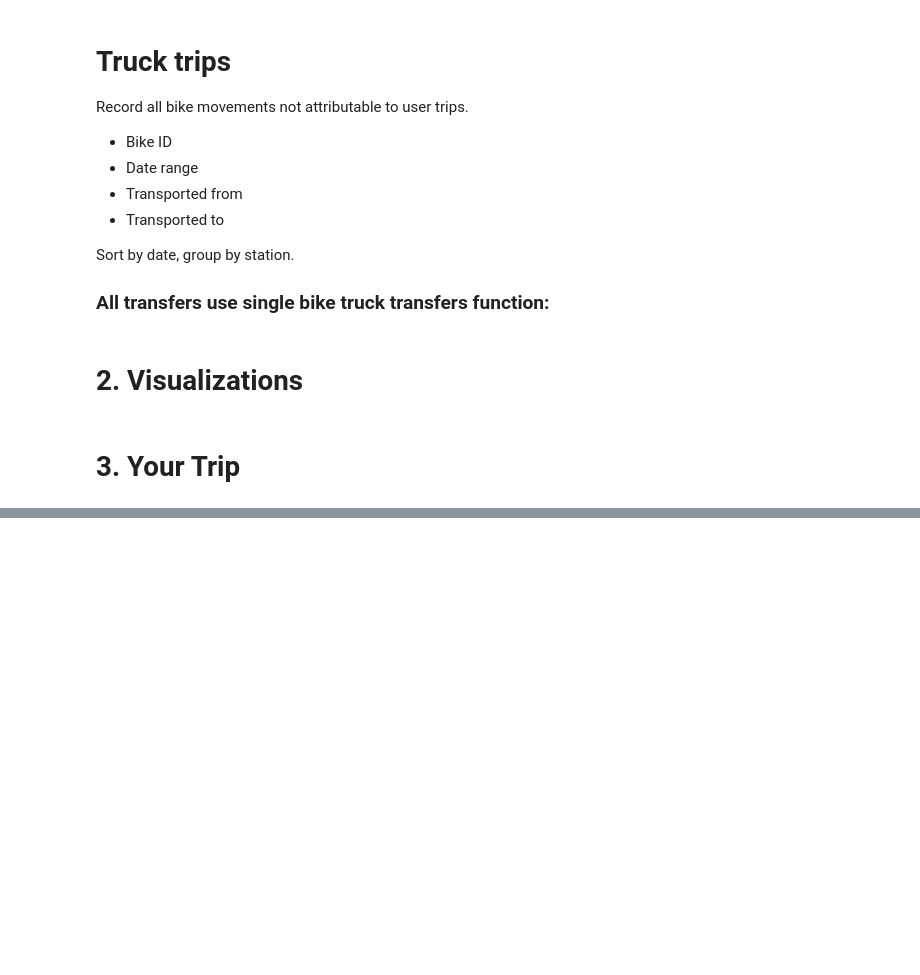
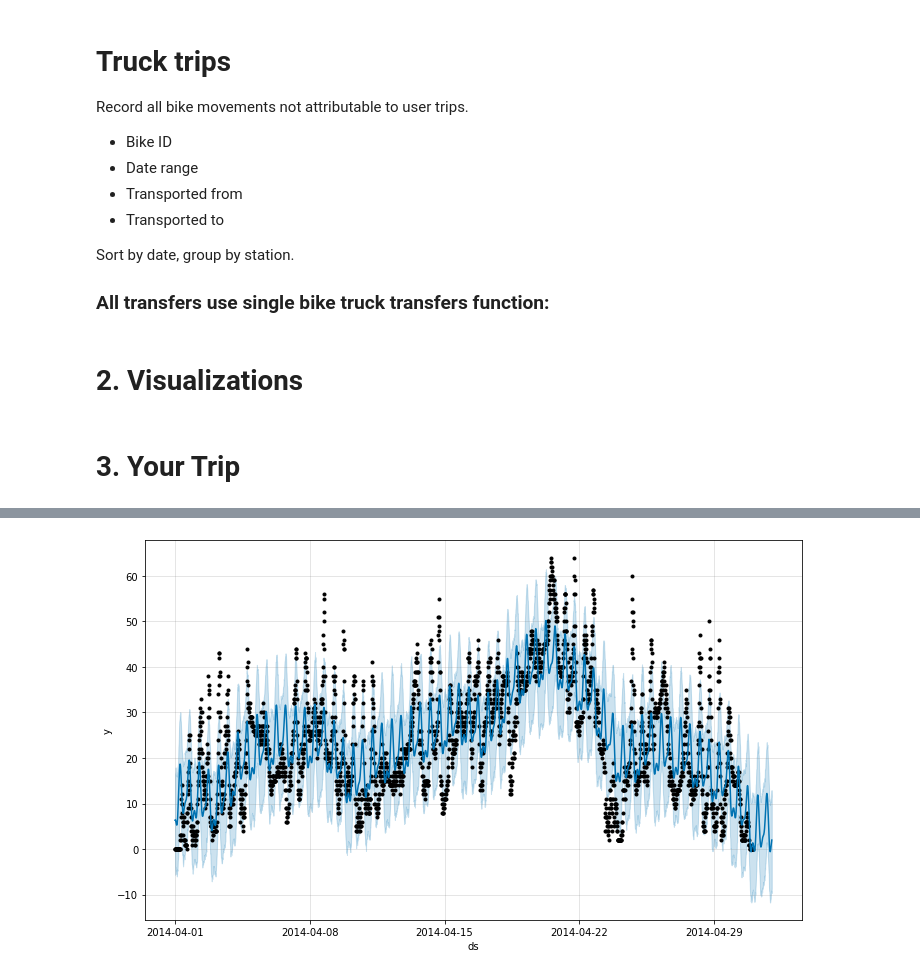
Before and after one commit to gerardrius/Final, a Jupyter notebook: main.ipynb, the cells around one changed output, grey strips where cells are left out. Saved outputs shown, nothing was run; the diff lists cells and outputs as text; code cells hidden in the pictures; blank space fills up the shorter version.

```diff
--- a/main.ipynb
+++ b/main.ipynb
@@ -226,0 +294,13 @@ fig.show()
+# %%
+from prophet import Prophet
+
+model = Prophet()
+
+data = time_series_df[['time', 'bikes_available']]
+data = data.rename(columns = {'time': 'ds', 'bikes_available': 'y'})
+
+model.fit(data)
+
+future = model.make_future_dataframe(periods=96, freq='15min')
+
+forecast = model.predict(future)
@@ -226,0 +312,4 @@ fig.show()
+# %%
+model.plot(forecast);
+# %% [output]
+[figure, added]
```
Also changed, not shown: parts of 15 cells of this notebook, 2 other files.
